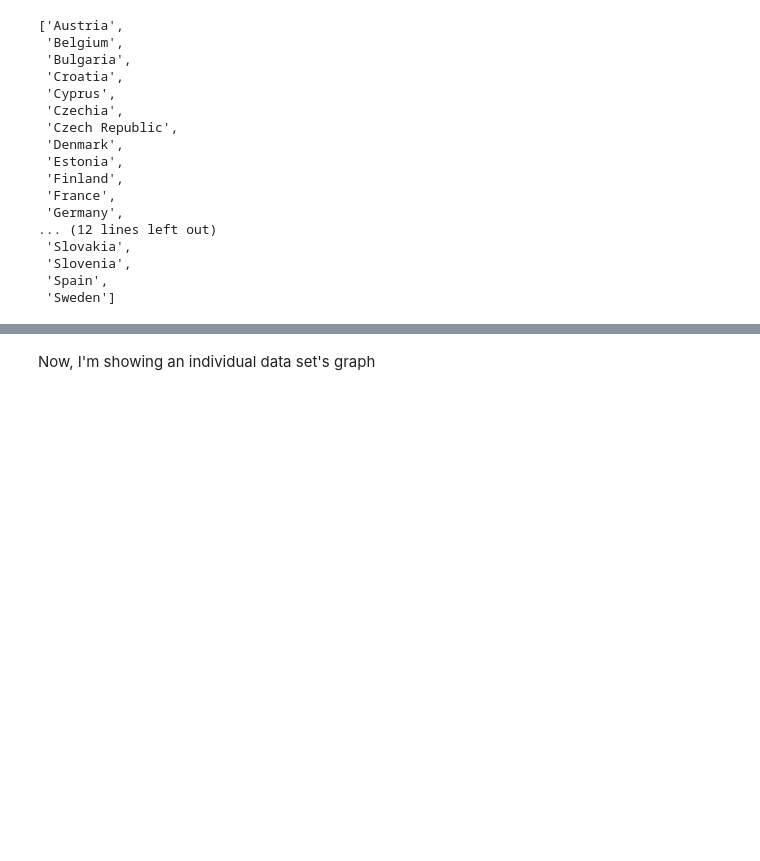
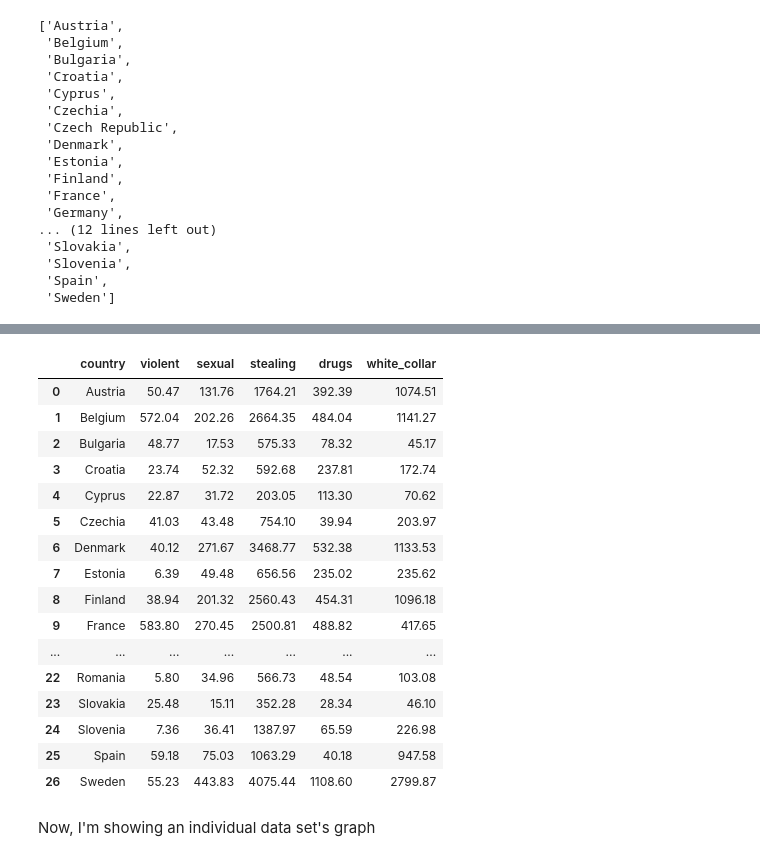
Before and after one commit to coyne1313/cs4973_project, a Jupyter notebook: Data Exploration/eurostat_data.ipynb, the cells around one changed output, grey strips where cells are left out. Saved outputs shown, nothing was run; the diff lists cells and outputs as text; code cells hidden in the pictures; blank space fills up the shorter version.

Commit message:
got eurostat data by type of crime

```diff
--- a/Data Exploration/eurostat_EDA.ipynb
+++ b/Data Exploration/eurostat_data.ipynb
@@ -117,3 +156,51 @@ def get_crime_data(country, *args):
+# %%
+crime_dict = {"country" : [], "violent" : [], "sexual" : [], "stealing" : [], "drugs" : [], "white_collar" : []}
+#test = []
+
+
+#so inefficient, but works (could optimize but already had get_crime_data method written)
+for country in eu_countries:
+
+    crime_dict["country"].append(country)
+    i = 0
+    for category in crime_categories:
+
+       sum = 0;
+       crime_bool = (df_crime["International classification of crime for statistical purposes (ICCS)"] == category[0])
+       for crime in category[1:]:
+            crime_bool = (crime_bool) | (df_crime["International classification of crime for statistical purposes (ICCS)"] == crime)
+
+
+       crime_bool = (crime_bool) & (df.country == country) & (df["Unit of measure"] == "Per hundred thousand inhabitants" ) & (df_crime["Time"] == "2022")
+
+       df_category_crime = df_crime[crime_bool]
+
+       #if df_category_crime.shape != df_category_crime.dropna().shape :
+           #test.append(country)
+           #print(category[0])
+
+       crime_dict[list(crime_dict.keys())[i + 1]].append(df_category_crime["value"].sum())
+       i += 1
+
+pd.DataFrame(crime_dict)
+# %% [output]
+|  | country | violent | sexual | stealing | drugs | white_collar |
+| 0 | Austria | 50.47 | 131.76 | 1764.21 | 392.39 | 1074.51 |
+| 1 | Belgium | 572.04 | 202.26 | 2664.35 | 484.04 | 1141.27 |
+| 2 | Bulgaria | 48.77 | 17.53 | 575.33 | 78.32 | 45.17 |
+| 3 | Croatia | 23.74 | 52.32 | 592.68 | 237.81 | 172.74 |
+| 4 | Cyprus | 22.87 | 31.72 | 203.05 | 113.30 | 70.62 |
+| 5 | Czechia | 41.03 | 43.48 | 754.10 | 39.94 | 203.97 |
+| 6 | Denmark | 40.12 | 271.67 | 3468.77 | 532.38 | 1133.53 |
+| 7 | Estonia | 6.39 | 49.48 | 656.56 | 235.02 | 235.62 |
+| 8 | Finland | 38.94 | 201.32 | 2560.43 | 454.31 | 1096.18 |
+| 9 | France | 583.80 | 270.45 | 2500.81 | 488.82 | 417.65 |
+| ... | ... | ... | ... | ... | ... | ... |
+| 22 | Romania | 5.80 | 34.96 | 566.73 | 48.54 | 103.08 |
+| 23 | Slovakia | 25.48 | 15.11 | 352.28 | 28.34 | 46.10 |
+| 24 | Slovenia | 7.36 | 36.41 | 1387.97 | 65.59 | 226.98 |
+| 25 | Spain | 59.18 | 75.03 | 1063.29 | 40.18 | 947.58 |
+| 26 | Sweden | 55.23 | 443.83 | 4075.44 | 1108.60 | 2799.87 |
 # %% [markdown]
 Now, I'm showing an individual data set's graph
 # %%
```
Also changed, not shown: parts of 2 cells of this notebook.
